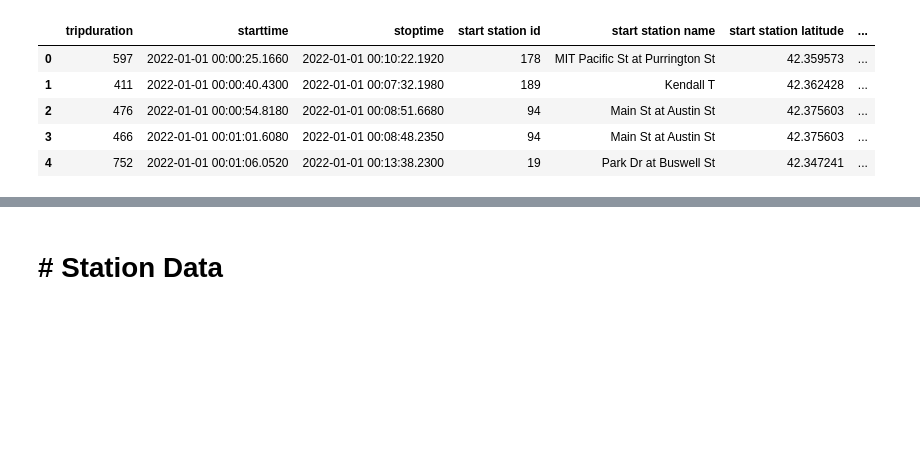
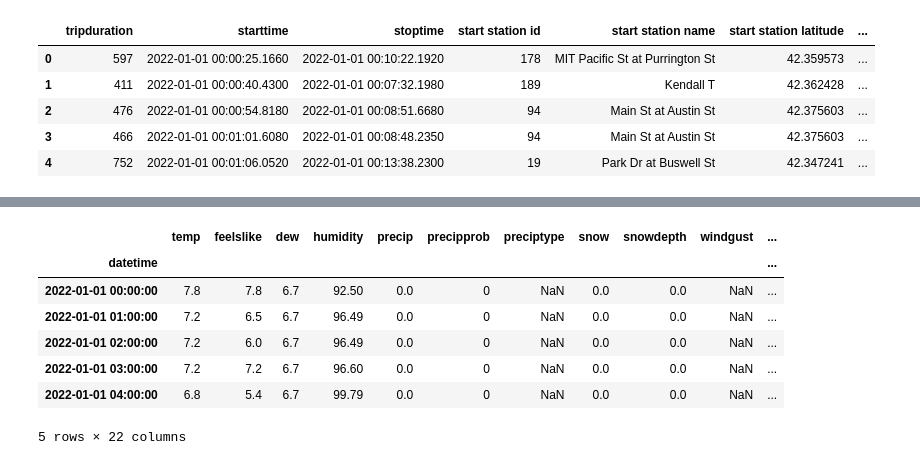
Before and after one commit to gpanagioto/bikesharingdemand_IBA22, a Jupyter notebook: Untitled1.ipynb, the cells around one changed output, grey strips where cells are left out. Cells and saved outputs as stored; diff of their text form; code cells hidden in the pictures; blank space fills up the shorter version.

```diff
--- a/Untitled1.ipynb
+++ b/Untitled1.ipynb
@@ -36,4 +43,4 @@ df120 = DatetimeInterval(data, freq='120Min')
 # %%
-weather_data = pd.read_csv('')
+weather_data = pd.read_csv('Data/WeatherData', index_col=0)
 # %%
 weather_data.head()
@@ -42,2 +54,0 @@ weather_data.to_csv('/home/georgep/Desktop/Boston BikeSharing/WeatherData')
-# %% [markdown]
-# # Station Data
@@ -49,0 +55,15 @@ stations_data[stations_data['Deployment Year'] == 2022]
+# %%
+weather_data['datetime'] = pd.to_datetime(weather_data['datetime'], format='%Y-%m-%dT%H:%M:%S')
+weather_data.drop('name',axis=1, inplace=True)
+weather_data.set_index('datetime', inplace=True)
+# %%
+weather_data.head()
+# %% [output]
+|  | temp | feelslike | dew | humidity | precip | precipprob | preciptype | snow | snowdepth | windgust | ... |
+| datetime |  |  |  |  |  |  |  |  |  |  | ... |
+| 2022-01-01 00:00:00 | 7.8 | 7.8 | 6.7 | 92.50 | 0.0 | 0 | NaN | 0.0 | 0.0 | NaN | ... |
+| 2022-01-01 01:00:00 | 7.2 | 6.5 | 6.7 | 96.49 | 0.0 | 0 | NaN | 0.0 | 0.0 | NaN | ... |
+| 2022-01-01 02:00:00 | 7.2 | 6.0 | 6.7 | 96.49 | 0.0 | 0 | NaN | 0.0 | 0.0 | NaN | ... |
+| 2022-01-01 03:00:00 | 7.2 | 7.2 | 6.7 | 96.60 | 0.0 | 0 | NaN | 0.0 | 0.0 | NaN | ... |
+| 2022-01-01 04:00:00 | 6.8 | 5.4 | 6.7 | 99.79 | 0.0 | 0 | NaN | 0.0 | 0.0 | NaN | ... |
+5 rows × 22 columns
```
Also changed, not shown: parts of 81 cells of this notebook.
